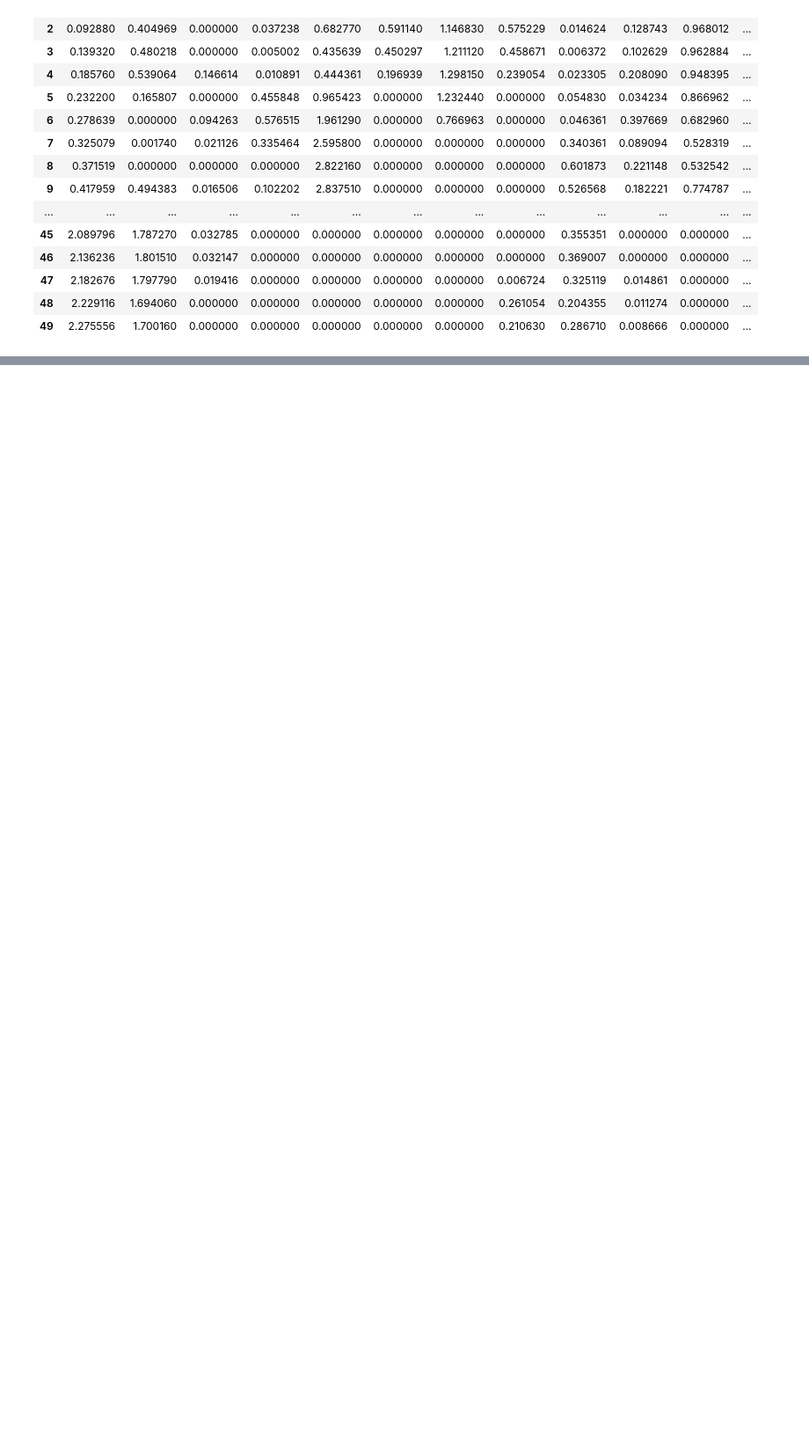
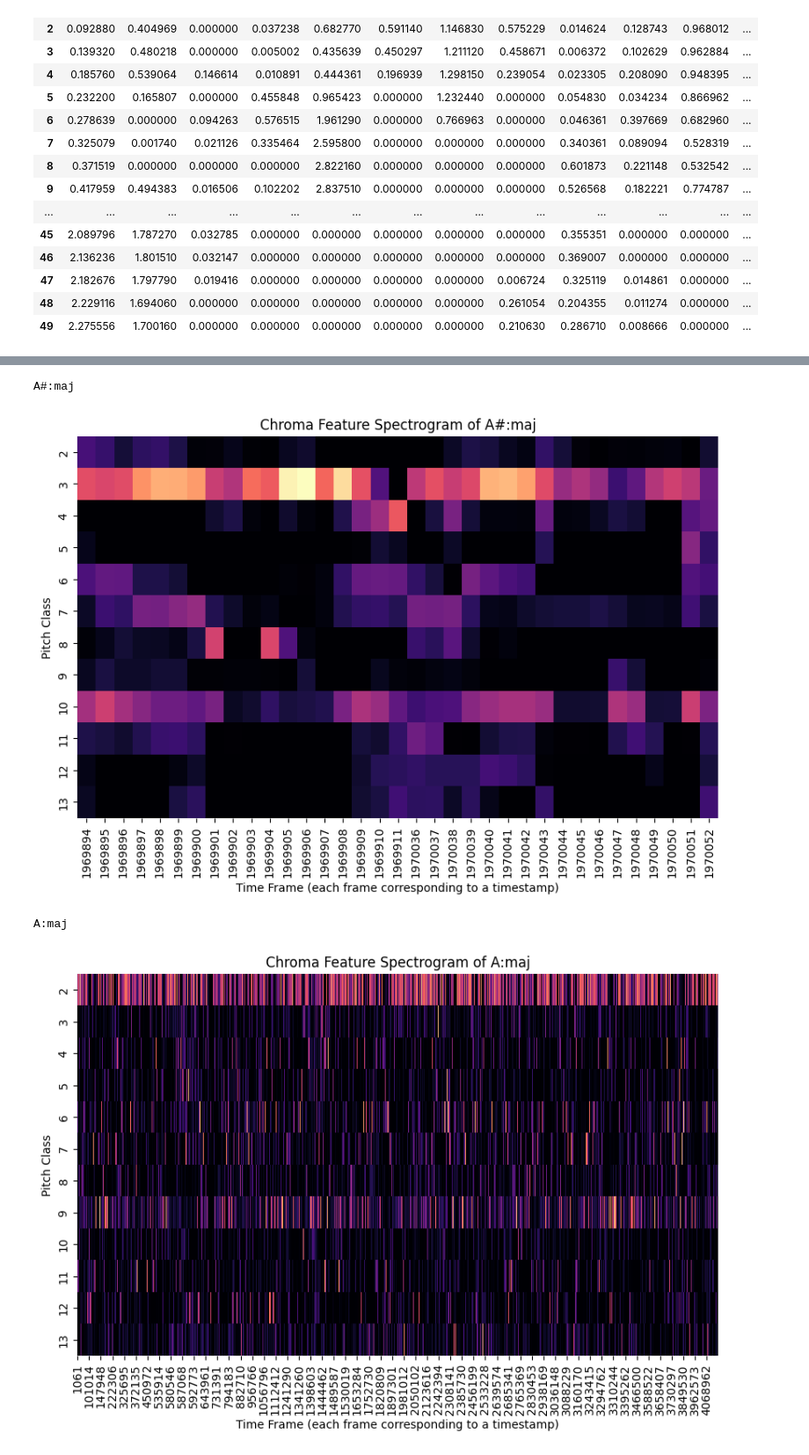
Before and after one commit to Allyn-Bao/Music-Transcription, a Jupyter notebook: data_preprocessing.ipynb, the cells around one changed output, grey strips where cells are left out. Shown at 88% size. Saved outputs shown, nothing was run; the diff lists cells and outputs as text; code cells hidden in the pictures; blank space fills up the shorter version.

Commit message:
spectrogram update

```diff
--- a/data_preprocessing.ipynb
+++ b/data_preprocessing.ipynb
@@ -104,0 +106,30 @@ big_dataframe.head(50)
+# %%
+def plot_spectrogram(df, pitch_class):
+    # Exclude the last column ('Y') which contains the chord labels
+    chroma_data = df.iloc[:, 1:-1]  # Exclude the last column with chord labels
+
+    # Normalize the chroma data between 0 and 1
+    # chroma_data_normalized = chroma_data / chroma_data.max().max()
+
+    # Create a figure and plot
+    plt.figure(figsize=(10, 6))
+
+    # Create a heatmap of the normalized chroma features over time
+    sns.heatmap(chroma_data.T, cmap="magma", cbar=False)
+
+    # Add labels and title
+    plt.title(f'Chroma Feature Spectrogram of {pitch_class}')
+    plt.xlabel('Time Frame (each frame corresponding to a timestamp)')
+    plt.ylabel('Pitch Class')
+
+    # Show the plot
+    plt.show()
+# %%
+for group_name, grouped_df in big_dataframe.groupby('Y'):
+    print(group_name)
+    plot_spectrogram(grouped_df, group_name)
+# %% [output]
+A#:maj
+[figure, added]
+A:maj
+[figure, added]
```
Also changed, not shown: parts of 6 cells of this notebook.
